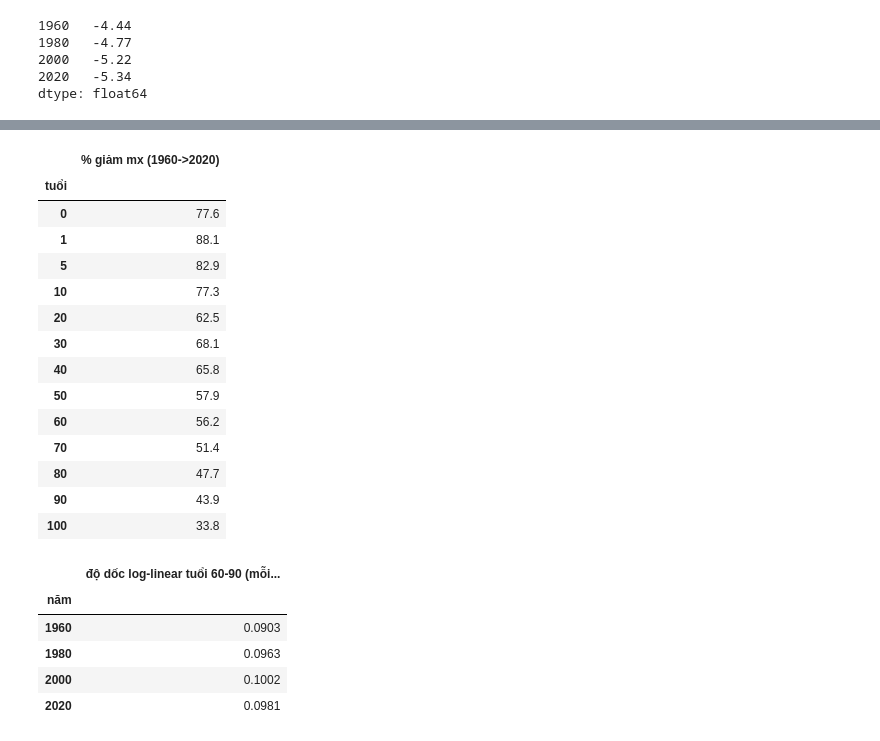
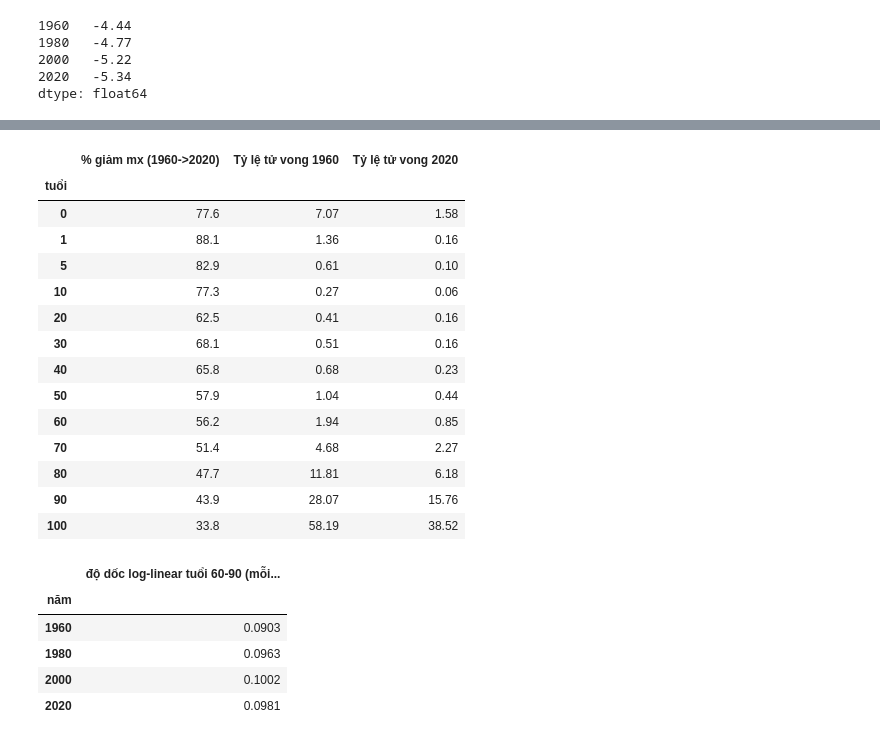
Before and after one commit to huunt2610/mortality_model, a Jupyter notebook: notebooks/02_eda_vietnam_mortality.ipynb, the cells around one changed output, grey strips where cells are left out. Cells and saved outputs as stored; diff of their text form; code cells hidden in the pictures.

```diff
--- a/notebooks/02_eda_vietnam_mortality.ipynb
+++ b/notebooks/02_eda_vietnam_mortality.ipynb
@@ -105,24 +118,27 @@ dtype: float64
 # %%
+ages_detail = [0, 1, 5, 10, 20, 30, 40, 50, 60, 70, 80, 90, 100]
 pct_reduction = ((1 - mx_total.loc[ages_detail, 2020] / mx_total.loc[ages_detail, 1960]) * 100).round(1)
 pct_reduction = pct_reduction.rename("% giảm mx (1960->2020)").to_frame()
+pct_reduction["Tỷ lệ tử vong 1960"] = (mx_total.loc[ages_detail, 1960]*100).round(2)
+pct_reduction["Tỷ lệ tử vong 2020"] = (mx_total.loc[ages_detail, 2020]*100).round(2)
 pct_reduction.index.name = "tuổi"
 pct_reduction
 # %% [output]
-|  | % giảm mx (1960->2020) |
-| tuổi |  |
-| 0 | 77.6 |
-| 1 | 88.1 |
-| 5 | 82.9 |
-| 10 | 77.3 |
-| 20 | 62.5 |
-| 30 | 68.1 |
-| 40 | 65.8 |
-| 50 | 57.9 |
-| 60 | 56.2 |
-| 70 | 51.4 |
-| 80 | 47.7 |
-| 90 | 43.9 |
-| 100 | 33.8 |
+|  | % giảm mx (1960->2020) | Tỷ lệ tử vong 1960 | Tỷ lệ tử vong 2020 |
+| tuổi |  |  |  |
+| 0 | 77.6 | 7.07 | 1.58 |
+| 1 | 88.1 | 1.36 | 0.16 |
+| 5 | 82.9 | 0.61 | 0.10 |
+| 10 | 77.3 | 0.27 | 0.06 |
+| 20 | 62.5 | 0.41 | 0.16 |
+| 30 | 68.1 | 0.51 | 0.16 |
+| 40 | 65.8 | 0.68 | 0.23 |
+| 50 | 57.9 | 1.04 | 0.44 |
+| 60 | 56.2 | 1.94 | 0.85 |
+| 70 | 51.4 | 4.68 | 2.27 |
+| 80 | 47.7 | 11.81 | 6.18 |
+| 90 | 43.9 | 28.07 | 15.76 |
+| 100 | 33.8 | 58.19 | 38.52 |
 # %%
 old_age_slope = {}
 for year in years_detail:
```
Also changed, not shown: parts of 30 cells of this notebook, 12 other files.
